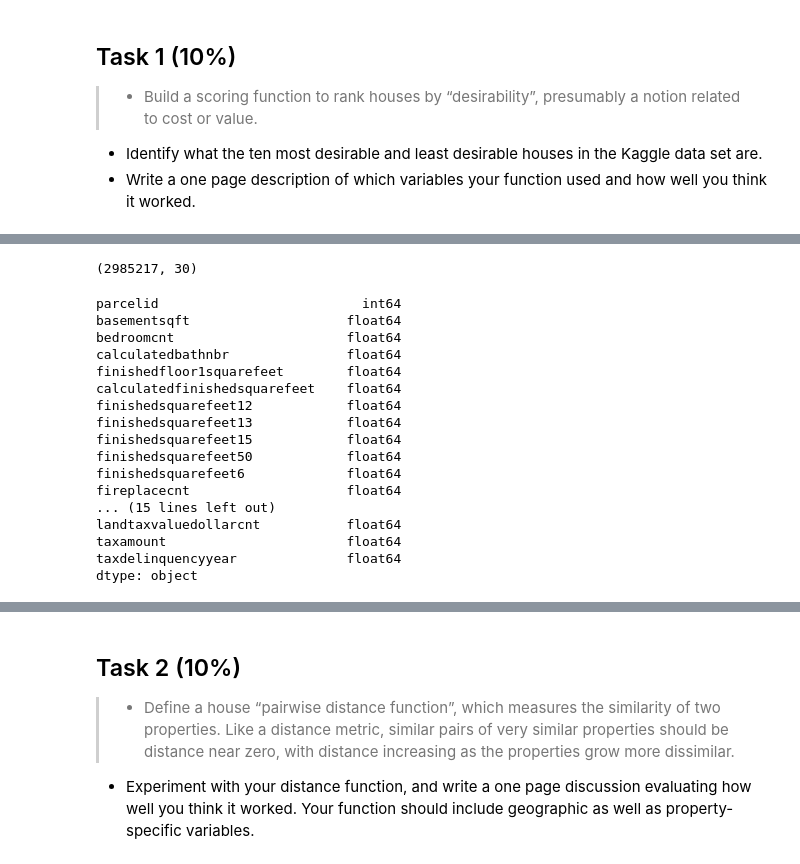
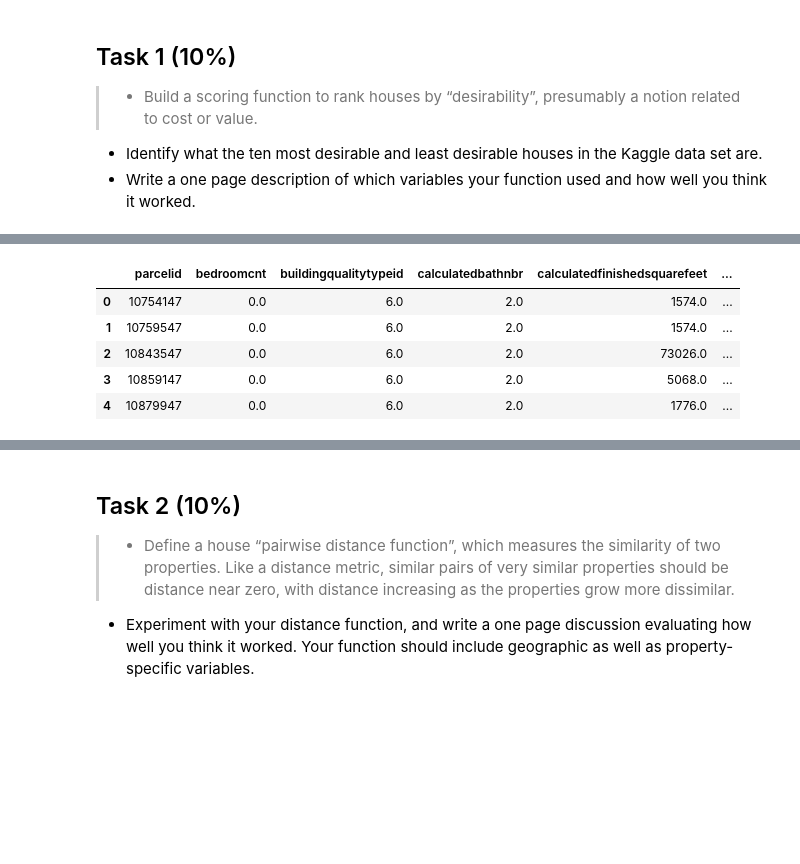
Before and after one commit to trungnguyencs/Automatic-Singing-Evaluation, a Jupyter notebook: HW3/HW3.ipynb, the cells around one changed output, grey strips where cells are left out. Cells and saved outputs as stored; diff of their text form; code cells hidden in the pictures; blank space fills up the shorter version.

```diff
--- a/HW3/HW3.ipynb
+++ b/HW3/HW3.ipynb
@@ -45,24 +43,0 @@ df_dropped_filled0 = df_dropped.fillna(0)
-# %%
-df_dropped_filled0.shape
-# %% [output]
-(2985217, 30)
-# %%
-df_dropped_filled0.dtypes
-# %% [output]
-parcelid                          int64
-basementsqft                    float64
-bedroomcnt                      float64
-calculatedbathnbr               float64
-finishedfloor1squarefeet        float64
-calculatedfinishedsquarefeet    float64
-finishedsquarefeet12            float64
-finishedsquarefeet13            float64
-finishedsquarefeet15            float64
-finishedsquarefeet50            float64
-finishedsquarefeet6             float64
-fireplacecnt                    float64
-... (15 lines left out)
-landtaxvaluedollarcnt           float64
-taxamount                       float64
-taxdelinquencyyear              float64
-dtype: object
@@ -68,0 +59,9 @@ dtype: object
+# %%
+df_dropped1.head()
+# %% [output]
+|  | parcelid | bedroomcnt | buildingqualitytypeid | calculatedbathnbr | calculatedfinishedsquarefeet | ... |
+| 0 | 10754147 | 0.0 | 6.0 | 2.0 | 1574.0 | ... |
+| 1 | 10759547 | 0.0 | 6.0 | 2.0 | 1574.0 | ... |
+| 2 | 10843547 | 0.0 | 6.0 | 2.0 | 73026.0 | ... |
+| 3 | 10859147 | 0.0 | 6.0 | 2.0 | 5068.0 | ... |
+| 4 | 10879947 | 0.0 | 6.0 | 2.0 | 1776.0 | ... |
```
Also changed, not shown: parts of 11 cells of this notebook, 6 other files.
